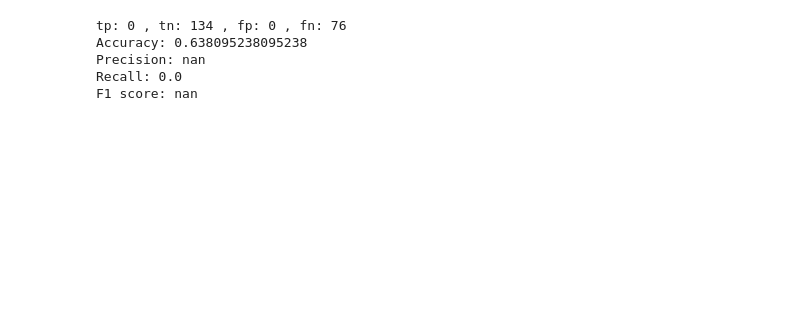
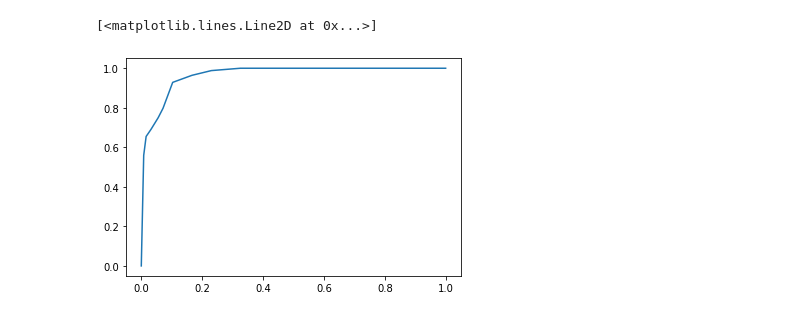
Before and after one commit to anikettle/ELL409_Assignment1, a Jupyter notebook: Ani_A1_P1_ELL409_Lin.ipynb, the cells around one changed output. Saved outputs shown, nothing was run; the diff lists cells and outputs as text; code cells hidden in the pictures; blank space fills up the shorter version.

```diff
--- a/Ani_A1_P1_ELL409_Lin.ipynb
+++ b/Ani_A1_P1_ELL409_Lin.ipynb
@@ -132,30 +170,33 @@ Loss for 1000 iterations: 52.495757829391934
+# %%
+plt.plot(x, y)
+# %% [output]
+[<matplotlib.lines.Line2D at 0x...>]
+[figure, added]
 # %%
-y_pred = np.dot(X_test,opt_theta)
-loss_y = y_pred - y_test
+def acc(y_pred,y_test,X_test,opt_theta,pr=False,thresh=0.5):
+    y_pred = log_hyp(X_test,opt_theta)
 
-test_size = y_pred.shape[0]
-total_loss_y = np.dot(np.ones((1,test_size)),np.square(loss_y))[0,0] / test_size
+    loss_y = y_pred - y_test
 
-y_pred_thresh = y_pred>=0.5
+    test_size = y_pred.shape[0]
+    total_loss_y = np.dot(np.ones((1,test_size)),np.square(loss_y))[0,0] / test_size
 
-tp = np.sum((y_pred_thresh+y_test)==2 , axis=0)[0]
-tn = np.sum(y_pred_thresh==y_test , axis=0)[0] - tp
-fp = np.sum(y_pred_thresh , axis=0)[0]-tp
-fn = test_size-tp-tn-fp
+    y_pred_thresh = y_pred>=thresh
 
-print('tp: {} , tn: {} , fp: {} , fn: {}'.format(tp,tn,fp,fn))
+    tp = np.sum((y_pred_thresh+y_test)==2 , axis=0)[0]
+    tn = np.sum(y_pred_thresh==y_test , axis=0)[0] - tp
+    fp = np.sum(y_pred_thresh , axis=0)[0]-tp
+    fn = test_size-tp-tn-fp
 
-acc = (tp+tn)/test_size
-prec = (tp)/(tp+fp)
-recl = (tp)/(tp+fn)
-f1 = 2*prec*recl/(prec+recl)
-print('Accuracy: {}'.format( acc  ))
-print('Precision: {}'.format( prec  ))
-print('Recall: {}'.format( recl  ))
-print('F1 score: {}'.format( f1  ))
+    print('tp: {} , tn: {} , fp: {} , fn: {}'.format(tp,tn,fp,fn))
+
+    acc = (tp+tn)/test_size
+    prec = (tp)/(tp+fp)
+    recl = (tp)/(tp+fn)
+    f1 = 2*prec*recl/(prec+recl)
+    if pr:
+        print('Accuracy: {}'.format( acc  ))
+        print('Precision: {}'.format( prec  ))
+        print('Recall: {}'.format( recl  ))
+        print('F1 score: {}'.format( f1  ))
+    return(tp,fp,tn,fn)
-# %% [output]
-tp: 0 , tn: 134 , fp: 0 , fn: 76
-Accuracy: 0.638095238095238
-Precision: nan
-Recall: 0.0
-F1 score: nan
```
Also changed, not shown: parts of 5 cells of this notebook, 4 other files.
